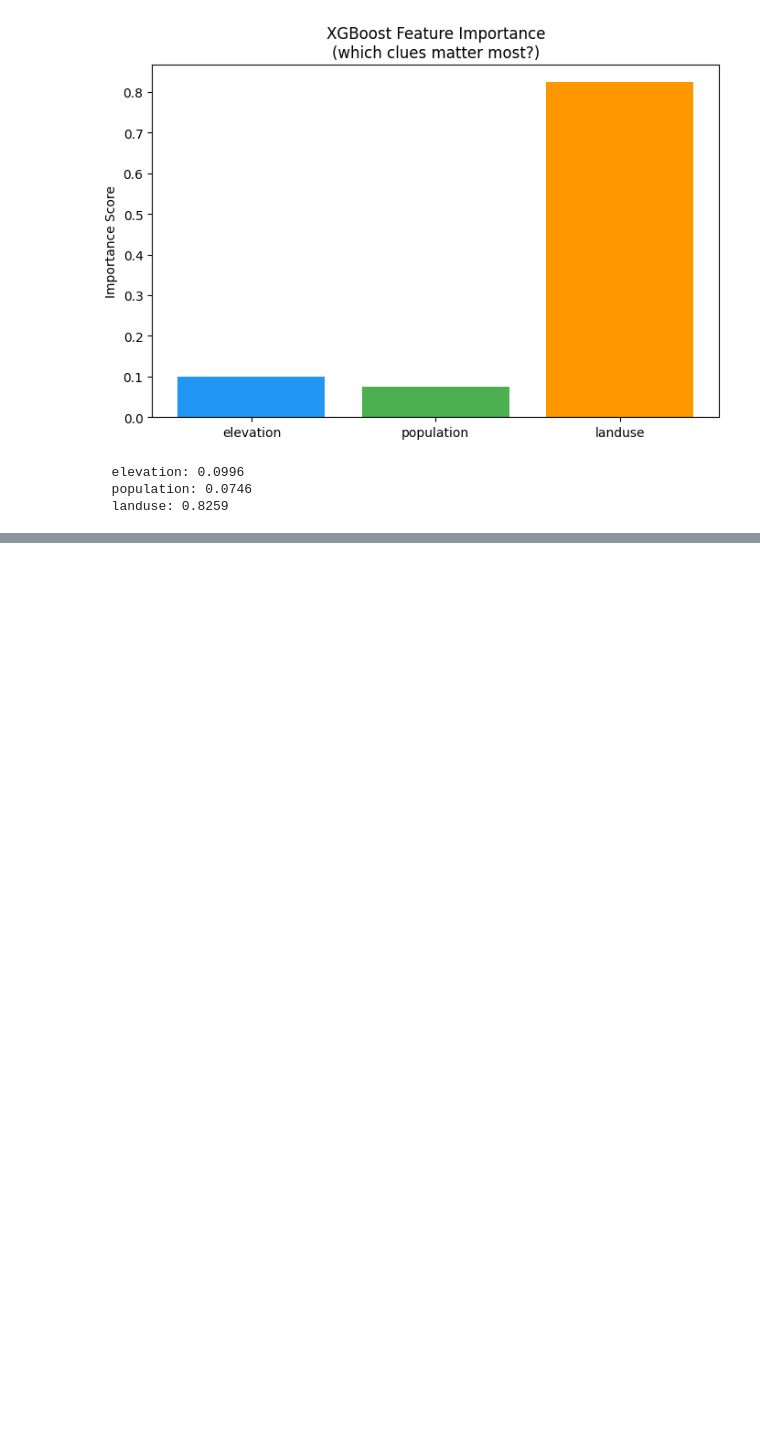
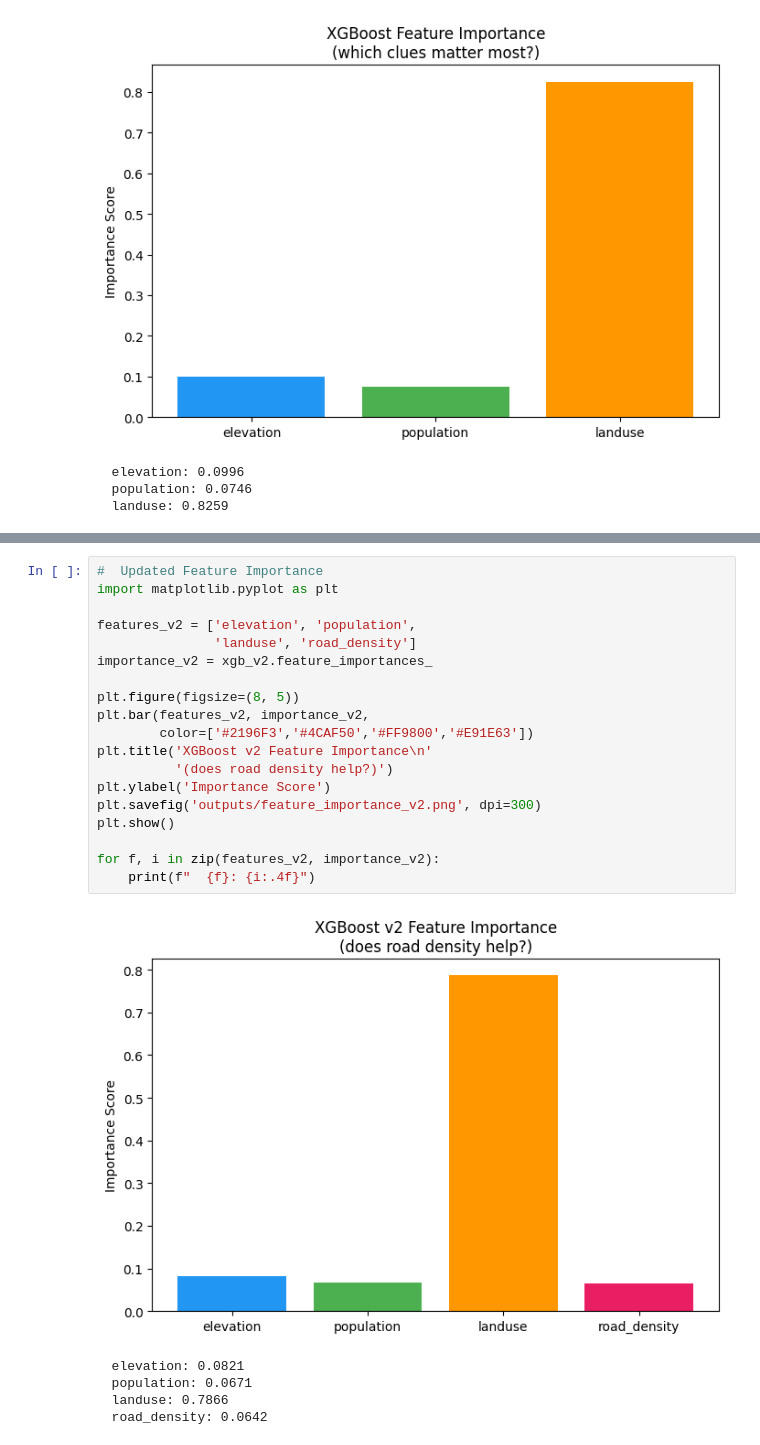
Before and after one commit to sneha-trivedii/Downscaling-of-satellite-based-air-quality-map, a Jupyter notebook: notebooks/04_ml_models.ipynb, the cells around one changed output, grey strips where cells are left out. Saved outputs shown, nothing was run; the diff lists cells and outputs as text; blank space fills up the shorter version.

```diff
--- a/notebooks/04_ml_models.ipynb
+++ b/notebooks/04_ml_models.ipynb
@@ -215,0 +307,25 @@ for f, i in zip(features, importance):
+# %%
+#  Updated Feature Importance
+import matplotlib.pyplot as plt
+
+features_v2 = ['elevation', 'population',
+               'landuse', 'road_density']
+importance_v2 = xgb_v2.feature_importances_
+
+plt.figure(figsize=(8, 5))
+plt.bar(features_v2, importance_v2,
+        color=['#2196F3','#4CAF50','#FF9800','#E91E63'])
+plt.title('XGBoost v2 Feature Importance\n'
+          '(does road density help?)')
+plt.ylabel('Importance Score')
+plt.savefig('outputs/feature_importance_v2.png', dpi=300)
+plt.show()
+
+for f, i in zip(features_v2, importance_v2):
+    print(f"  {f}: {i:.4f}")
+# %% [output]
+[figure, added]
+  elevation: 0.0821
+  population: 0.0671
+  landuse: 0.7866
+  road_density: 0.0642
```
Also changed, not shown: parts of 5 cells of this notebook, 5 other files.
